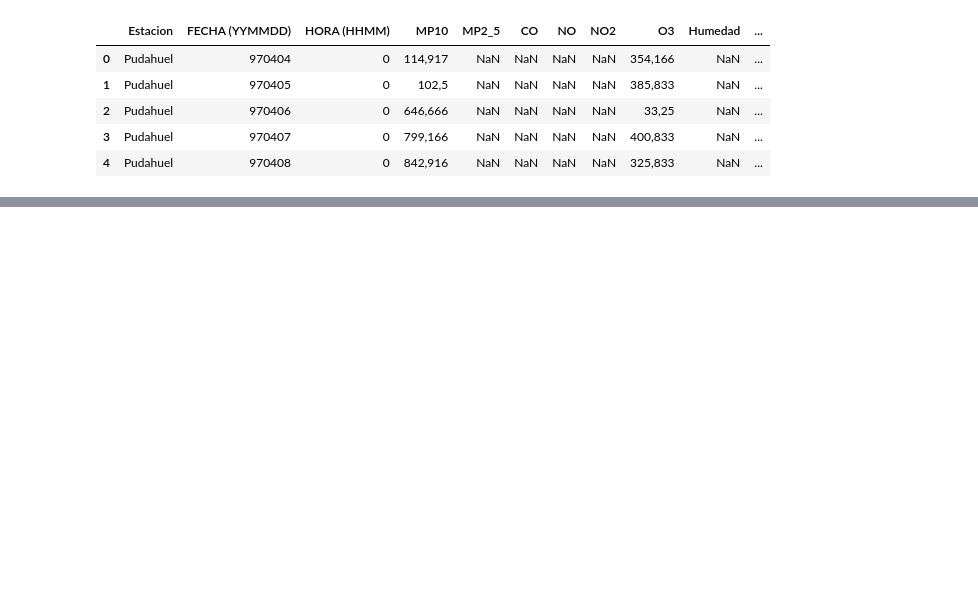
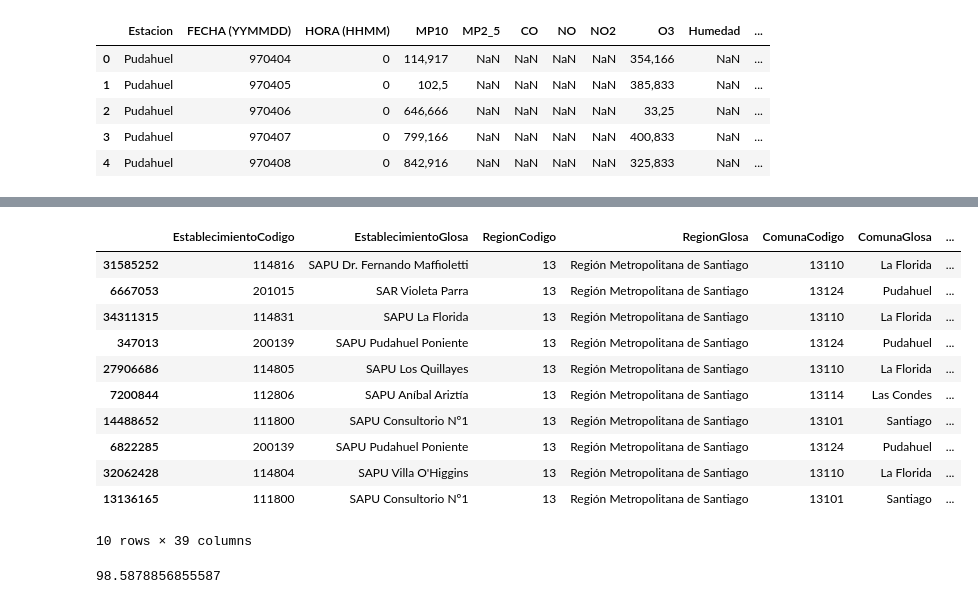
Before and after one commit to Branlut/miniproyecto2, a Jupyter notebook: analisis.ipynb, the cells around one changed output, grey strips where cells are left out. Cells and saved outputs as stored; diff of their text form; code cells hidden in the pictures; blank space fills up the shorter version.

```diff
--- a/analisis.ipynb
+++ b/analisis.ipynb
@@ -25,0 +153,3 @@ df_calidad_aire.head()
+# %%
+df_calidad_aire.fillna(0, inplace=True)
+df_calidad_aire.head(5)
@@ -25,0 +205,3 @@ df_calidad_aire.head()
+# %%
+df_calidad_aire['fecha'] = pd.to_datetime(df_calidad_aire['fecha'])
+df_calidad_aire['anio'] = df_calidad_aire['fecha'].dt.year
@@ -25,0 +217,5 @@ df_calidad_aire.head()
+# %%
+df_respiratorio['anio'] = df_respiratorio['Anio'].dt.year
+# %%
+df_merge = pd.merge(df_respiratorio,df_calidad_aire,left_on=['ComunaGlosa','anio'],right_on=['Estacion','anio'],how='right')
+df_merge.head()
@@ -25,0 +230,15 @@ df_calidad_aire.head()
+# %%
+df_merge.sample(10)
+# %% [output]
+|  | EstablecimientoCodigo | EstablecimientoGlosa | RegionCodigo | RegionGlosa | ComunaCodigo | ComunaGlosa | ... |
+| 31585252 | 114816 | SAPU Dr. Fernando Maffioletti | 13 | Región Metropolitana de Santiago | 13110 | La Florida | ... |
+| 6667053 | 201015 | SAR Violeta Parra | 13 | Región Metropolitana de Santiago | 13124 | Pudahuel | ... |
+| 34311315 | 114831 | SAPU La Florida | 13 | Región Metropolitana de Santiago | 13110 | La Florida | ... |
+| 347013 | 200139 | SAPU Pudahuel Poniente | 13 | Región Metropolitana de Santiago | 13124 | Pudahuel | ... |
+| 27906686 | 114805 | SAPU Los Quillayes | 13 | Región Metropolitana de Santiago | 13110 | La Florida | ... |
+| 7200844 | 112806 | SAPU Aníbal Ariztía | 13 | Región Metropolitana de Santiago | 13114 | Las Condes | ... |
+| 14488652 | 111800 | SAPU Consultorio Nº1 | 13 | Región Metropolitana de Santiago | 13101 | Santiago | ... |
+| 6822285 | 200139 | SAPU Pudahuel Poniente | 13 | Región Metropolitana de Santiago | 13124 | Pudahuel | ... |
+| 32062428 | 114804 | SAPU Villa O'Higgins | 13 | Región Metropolitana de Santiago | 13110 | La Florida | ... |
+| 13136165 | 111800 | SAPU Consultorio Nº1 | 13 | Región Metropolitana de Santiago | 13101 | Santiago | ... |
+10 rows × 39 columns
@@ -25,0 +247,5 @@ df_calidad_aire.head()
+# %%
+prueba = df_merge[df_merge['Causa']=='IRA Alta (J00-J06)']['MP2_5'].mean()
+prueba
+# %% [output]
+98.5878856855587
```
Also changed, not shown: parts of 19 cells of this notebook.
